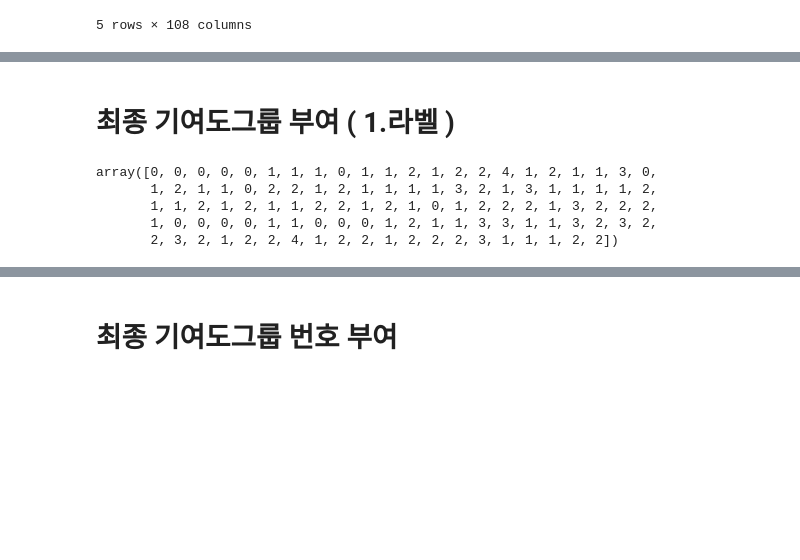
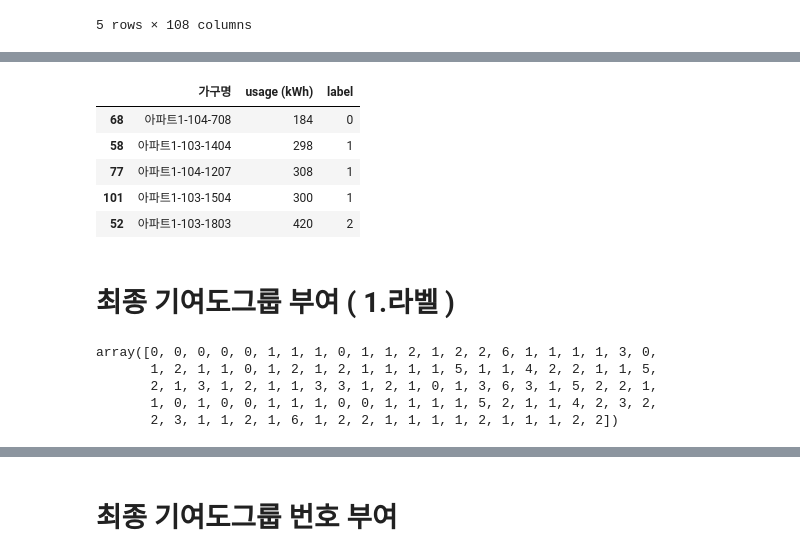
Before and after one commit to formegusto/distribution-public-fee, a Jupyter notebook: pt4.Time Division KMeans.ipynb, the cells around one changed output, grey strips where cells are left out. Cells and saved outputs as stored; diff of their text form; code cells hidden in the pictures; blank space fills up the shorter version.

```diff
--- a/pt4.Time Division KMeans.ipynb
+++ b/pt4.Time Division KMeans.ipynb
@@ -102,3 +117,25 @@ tdKMeans.cluster_info.head()[
+# %%
+min_anomaly_data = pd.DataFrame()
+
+for label in _unique_groups:
+    now_step_df = group_df[group_df['label'] == label]
+    next_step_min = group_df[group_df['label'] == (label + 1)]['usage (kWh)'].min()
+    chk_idx = now_step_df['usage (kWh)'] > next_step_min
+    chk = now_step_df[chk_idx]
+
+    if len(chk) != 0:
+        min_anomaly_data = min_anomaly_data.append(
+            chk
+        )
+
+min_anomaly_data
+# %% [output]
+|  | 가구명 | usage (kWh) | label |
+| 68 | 아파트1-104-708 | 184 | 0 |
+| 58 | 아파트1-103-1404 | 298 | 1 |
+| 77 | 아파트1-104-1207 | 308 | 1 |
+| 101 | 아파트1-103-1504 | 300 | 1 |
+| 52 | 아파트1-103-1803 | 420 | 2 |
 # %% [markdown]
 # 최종 기여도그룹 부여 ( 1.라벨 )
 # %%
@@ -106,14 +143,17 @@ labels_ = np.array([])
 
 for col in tdKMeans.cluster_info.columns:
 #     max_group = tdKMeans.cluster_info[col].value_counts().idxmax()
-    max_group = tdKMeans.cluster_info[col].mean().round().astype("int")
+#     max_group = tdKMeans.cluster_info[col].mean().round().astype("int")
+    counts = tdKMeans.cluster_info[col].value_counts()
+    max_group = ((counts.index + 1) * counts).idxmax()
+
 
     labels_ = np.append(labels_,max_group)
 
 labels_.astype("int")
 # %% [output]
-array([0, 0, 0, 0, 0, 1, 1, 1, 0, 1, 1, 2, 1, 2, 2, 4, 1, 2, 1, 1, 3, 0,
-       1, 2, 1, 1, 0, 2, 2, 1, 2, 1, 1, 1, 1, 3, 2, 1, 3, 1, 1, 1, 1, 2,
-       1, 1, 2, 1, 2, 1, 1, 2, 2, 1, 2, 1, 0, 1, 2, 2, 2, 1, 3, 2, 2, 2,
-       1, 0, 0, 0, 0, 1, 1, 0, 0, 0, 1, 2, 1, 1, 3, 3, 1, 1, 3, 2, 3, 2,
-       2, 3, 2, 1, 2, 2, 4, 1, 2, 2, 1, 2, 2, 2, 3, 1, 1, 1, 2, 2])
+array([0, 0, 0, 0, 0, 1, 1, 1, 0, 1, 1, 2, 1, 2, 2, 6, 1, 1, 1, 1, 3, 0,
+       1, 2, 1, 1, 0, 1, 2, 1, 2, 1, 1, 1, 1, 5, 1, 1, 4, 2, 2, 1, 1, 5,
+       2, 1, 3, 1, 2, 1, 1, 3, 3, 1, 2, 1, 0, 1, 3, 6, 3, 1, 5, 2, 2, 1,
+       1, 0, 1, 0, 0, 1, 1, 1, 0, 0, 1, 1, 1, 1, 5, 2, 1, 1, 4, 2, 3, 2,
+       2, 3, 1, 1, 2, 1, 6, 1, 2, 2, 1, 1, 1, 1, 2, 1, 1, 1, 2, 2])
```
Also changed, not shown: parts of 24 cells of this notebook, 3 other files.
